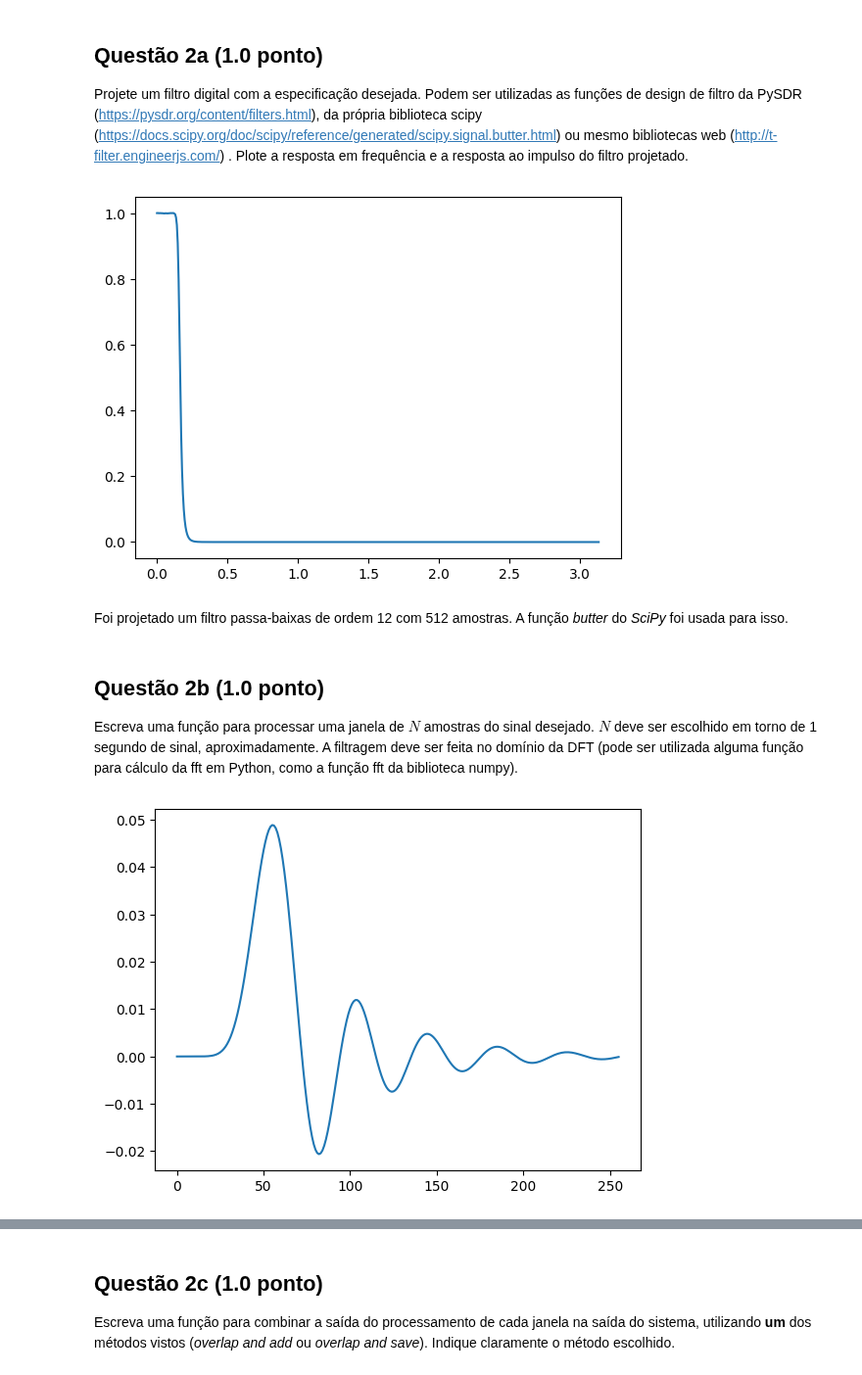
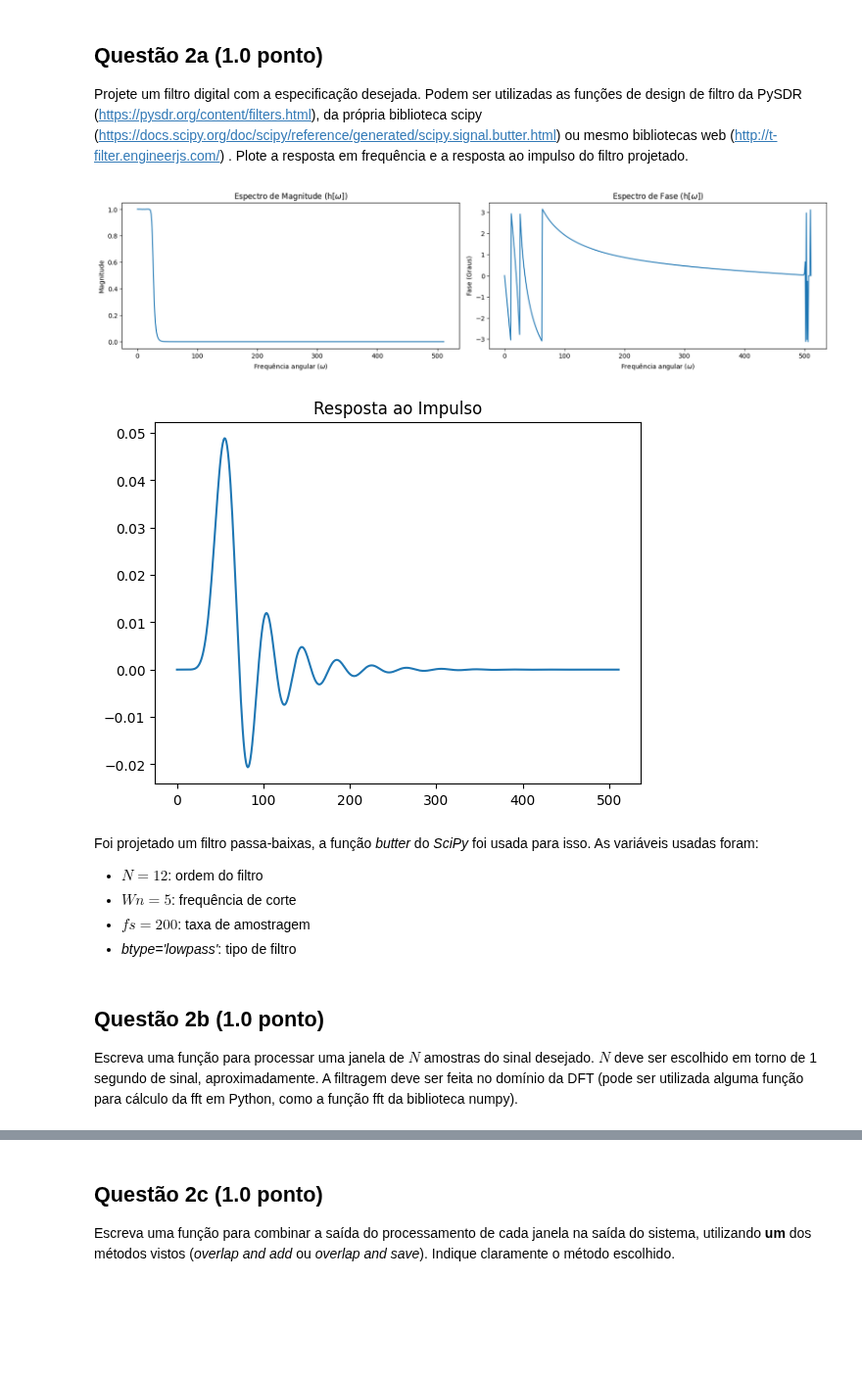
Before and after one commit to akaTsunemori/signal-processing-studies, a Jupyter notebook: projeto-4/projeto4.ipynb, the cells around one changed output, grey strips where cells are left out. Shown at 98% size. Drawn from its saved outputs; the diff is of its cells as text; code cells hidden in the pictures; blank space fills up the shorter version.

```diff
--- a/projeto-4/projeto4.ipynb
+++ b/projeto-4/projeto4.ipynb
@@ -119,25 +119,27 @@ O arquivo "potencia.txt" contém dados da envoltória real de um tom senoidal am
 
 Projete um filtro digital com a especificação desejada. Podem ser utilizadas as funções de design de filtro da PySDR (https://pysdr.org/content/filters.html), da própria biblioteca scipy (https://docs.scipy.org/doc/scipy/reference/generated/scipy.signal.butter.html) ou mesmo bibliotecas web (http://t-filter.engineerjs.com/) . Plote a resposta em frequência e a resposta ao impulso do filtro projetado.
 # %%
-nsamples = 512
 b, a = sp.signal.butter(N=12, Wn=5, fs=200, btype='lowpass')
-w, response = sp.signal.freqz(b, a, worN=nsamples)
-plt.plot(w, abs(response))
+w, response = sp.signal.freqz(b, a)
+h_mag = abs(response)
+h_freq = np.angle(response)
+plot_freq_response(h_mag, h_freq, 'h')
+impulse = np.zeros(512)
+impulse[0] = 1
+impulse_response = sp.signal.lfilter(b, a, impulse)
+plt.plot(impulse_response)
+plt.title('Resposta ao Impulso')
 plt.show()
 # %% [output]
-[figure, old version]
+[figure, new version]
+[figure, added]
 # %% [markdown]
-Foi projetado um filtro passa-baixas de ordem 12 com 512 amostras. A função *butter* do *SciPy* foi usada para isso.
+Foi projetado um filtro passa-baixas, a função *butter* do *SciPy* foi usada para isso. As variáveis usadas foram:
+- $N=12$: ordem do filtro
+- $Wn=5$: frequência de corte
+- $fs=200$: taxa de amostragem
+- *btype='lowpass'*: tipo de filtro
 # %% [markdown]
 ## Questão 2b (1.0 ponto)
 
 Escreva uma função para processar uma janela de $N$ amostras do sinal desejado. $N$ deve ser escolhido em torno de 1 segundo de sinal, aproximadamente. A filtragem deve ser feita no domínio da DFT (pode ser utilizada alguma função para cálculo da fft em Python, como a função fft da biblioteca numpy).
-# %%
-N = 256
-x = np.zeros(N)
-x[0] = 1
-h_n = sp.signal.lfilter(b, a, x)
-plt.plot(h_n)
-plt.show()
-# %% [output]
-[figure, removed]
```
Also changed, not shown: parts of 4 cells of this notebook.
